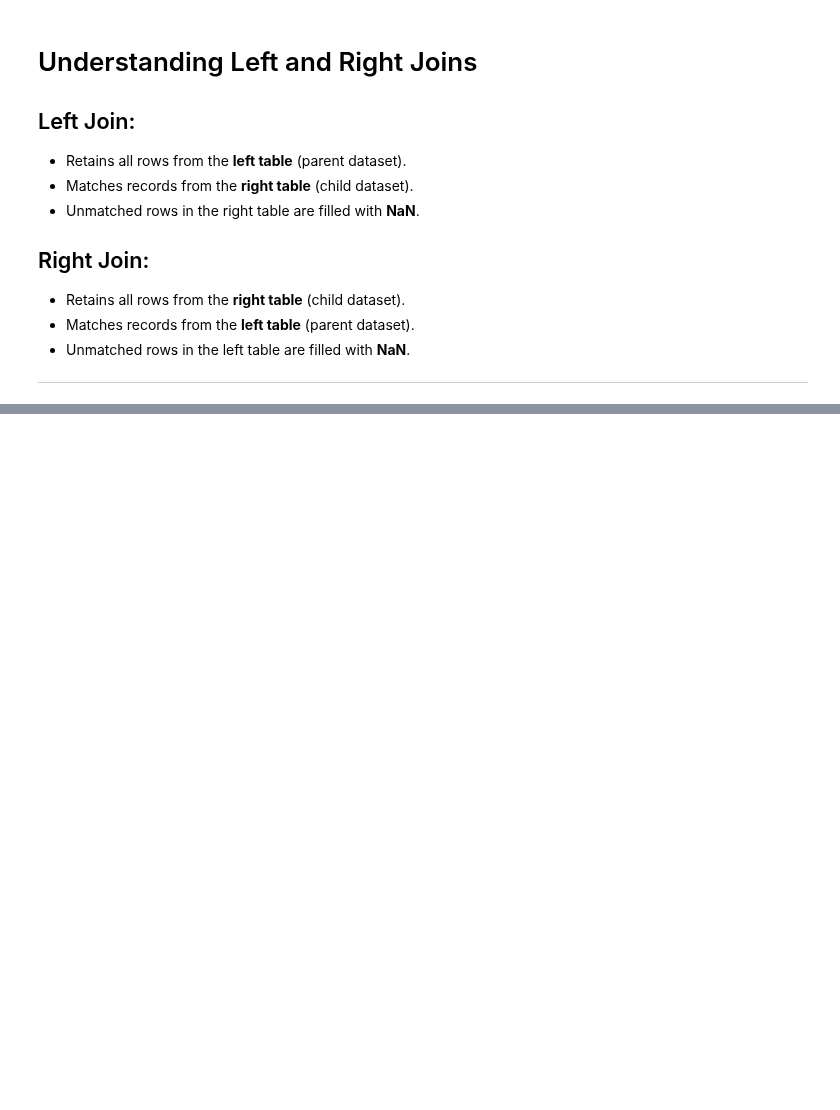
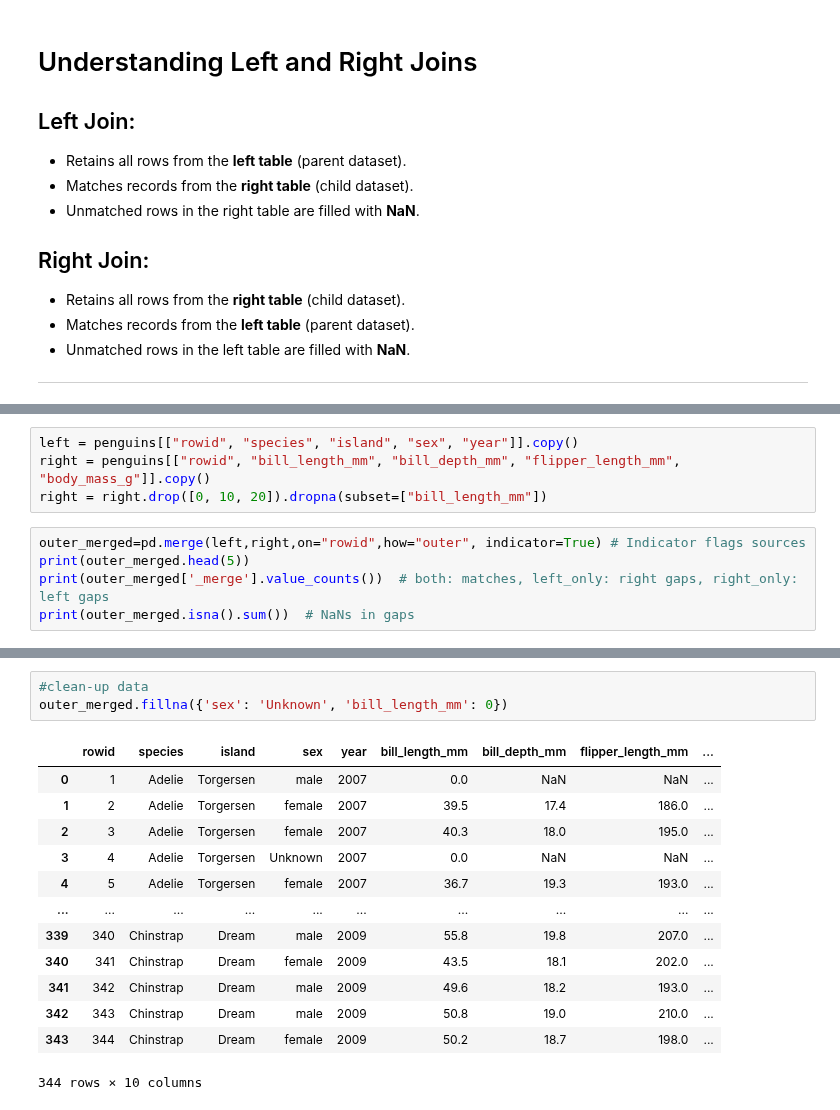
Before and after one commit to Praruj/Pandas_Practise_Portfolio, a Jupyter notebook: Notebooks/Pandas_04_joining_merging.ipynb, the cells around one changed output, grey strips where cells are left out. Saved outputs shown, nothing was run; the diff lists cells and outputs as text; blank space fills up the shorter version.

Commit message:
add outer join

```diff
--- a/Notebooks/Pandas_04_joining_merging.ipynb
+++ b/Notebooks/Pandas_04_joining_merging.ipynb
@@ -314,0 +319,9 @@ left_join.query("sex.isnull()")
+# %%
+left = penguins[["rowid", "species", "island", "sex", "year"]].copy()
+right = penguins[["rowid", "bill_length_mm", "bill_depth_mm", "flipper_length_mm", "body_mass_g"]].copy()
+right = right.drop([0, 10, 20]).dropna(subset=["bill_length_mm"])
+# %%
+outer_merged=pd.merge(left,right,on="rowid",how="outer", indicator=True) # Indicator flags sources
+print(outer_merged.head(5))
+print(outer_merged['_merge'].value_counts())  # both: matches, left_only: right gaps, right_only: left gaps
+print(outer_merged.isna().sum())  # NaNs in gaps
@@ -314,0 +346,17 @@ left_join.query("sex.isnull()")
+# %%
+#clean-up data
+outer_merged.fillna({'sex': 'Unknown', 'bill_length_mm': 0})
+# %% [output]
+|  | rowid | species | island | sex | year | bill_length_mm | bill_depth_mm | flipper_length_mm | ... |
+| 0 | 1 | Adelie | Torgersen | male | 2007 | 0.0 | NaN | NaN | ... |
+| 1 | 2 | Adelie | Torgersen | female | 2007 | 39.5 | 17.4 | 186.0 | ... |
+| 2 | 3 | Adelie | Torgersen | female | 2007 | 40.3 | 18.0 | 195.0 | ... |
+| 3 | 4 | Adelie | Torgersen | Unknown | 2007 | 0.0 | NaN | NaN | ... |
+| 4 | 5 | Adelie | Torgersen | female | 2007 | 36.7 | 19.3 | 193.0 | ... |
+| ... | ... | ... | ... | ... | ... | ... | ... | ... | ... |
+| 339 | 340 | Chinstrap | Dream | male | 2009 | 55.8 | 19.8 | 207.0 | ... |
+| 340 | 341 | Chinstrap | Dream | female | 2009 | 43.5 | 18.1 | 202.0 | ... |
+| 341 | 342 | Chinstrap | Dream | male | 2009 | 49.6 | 18.2 | 193.0 | ... |
+| 342 | 343 | Chinstrap | Dream | male | 2009 | 50.8 | 19.0 | 210.0 | ... |
+| 343 | 344 | Chinstrap | Dream | female | 2009 | 50.2 | 18.7 | 198.0 | ... |
+344 rows × 10 columns
```
Also changed, not shown: parts of 4 cells of this notebook.
